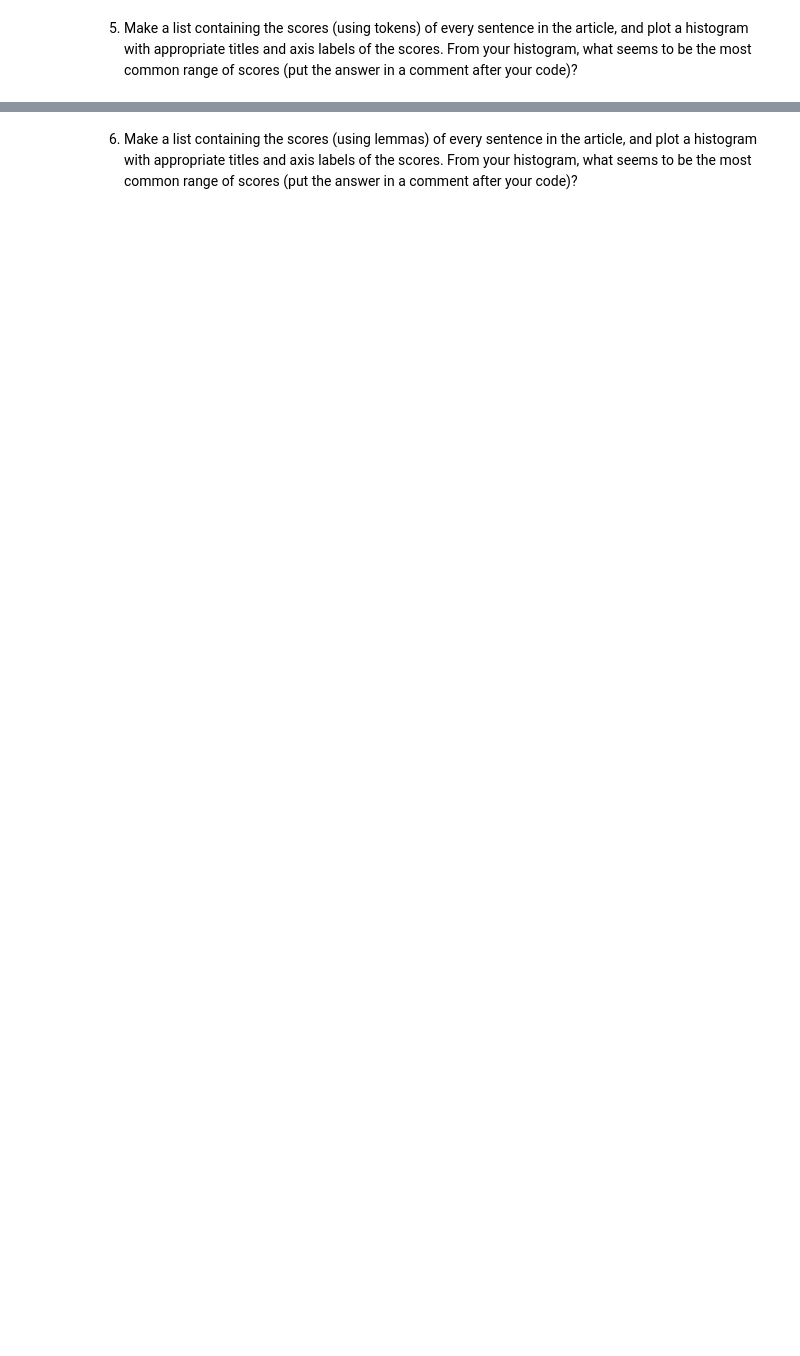
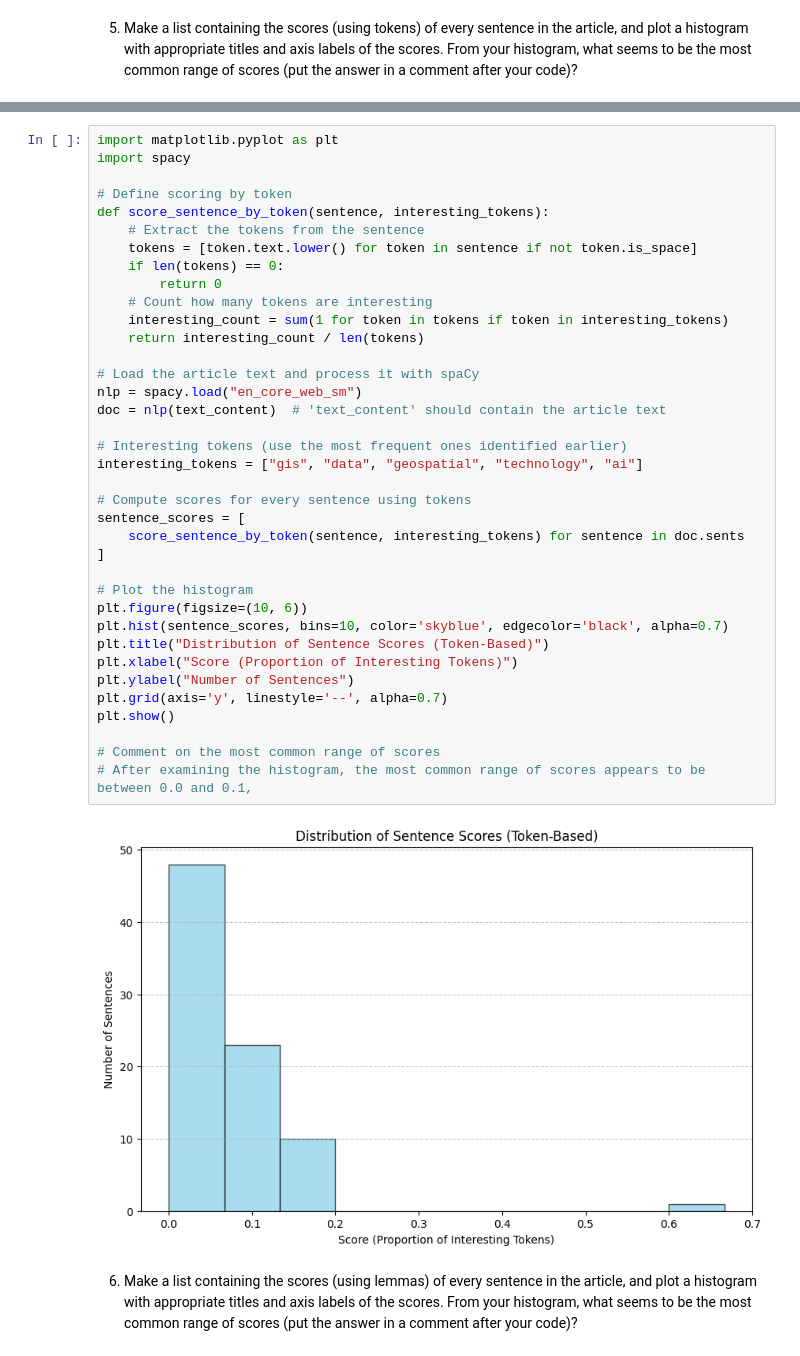
Before and after one commit to Crusoe22/Module7-final-web-mining, a Jupyter notebook: article-summarizer.ipynb, the cells around one changed output, grey strips where cells are left out. Cells and saved outputs as stored; diff of their text form; blank space fills up the shorter version.

```diff
--- a/article-summarizer.ipynb
+++ b/article-summarizer.ipynb
@@ -135,2 +250,41 @@ Number of sentences in the article: 82
+# %%
+import matplotlib.pyplot as plt
+import spacy
+
+# Define scoring by token
+def score_sentence_by_token(sentence, interesting_tokens):
+    # Extract the tokens from the sentence
+    tokens = [token.text.lower() for token in sentence if not token.is_space]
+    if len(tokens) == 0:
+        return 0
+    # Count how many tokens are interesting
+    interesting_count = sum(1 for token in tokens if token in interesting_tokens)
+    return interesting_count / len(tokens)
+
+# Load the article text and process it with spaCy
+nlp = spacy.load("en_core_web_sm")
+doc = nlp(text_content)  # 'text_content' should contain the article text
+
+# Interesting tokens (use the most frequent ones identified earlier)
+interesting_tokens = ["gis", "data", "geospatial", "technology", "ai"]
+
+# Compute scores for every sentence using tokens
+sentence_scores = [
+    score_sentence_by_token(sentence, interesting_tokens) for sentence in doc.sents
+]
+
+# Plot the histogram
+plt.figure(figsize=(10, 6))
+plt.hist(sentence_scores, bins=10, color='skyblue', edgecolor='black', alpha=0.7)
+plt.title("Distribution of Sentence Scores (Token-Based)")
+plt.xlabel("Score (Proportion of Interesting Tokens)")
+plt.ylabel("Number of Sentences")
+plt.grid(axis='y', linestyle='--', alpha=0.7)
+plt.show()
+
+# Comment on the most common range of scores
+# After examining the histogram, the most common range of scores appears to be between 0.0 and 0.1,
+# %% [output]
+[figure, added]
 # %% [markdown]
 6. Make a list containing the scores (using lemmas) of every sentence in the article, and plot a histogram with appropriate titles and axis labels of the scores.  From your histogram, what seems to be the most common range of scores (put the answer in a comment after your code)?
```
Also changed, not shown: parts of 25 cells of this notebook, 2 other files.
